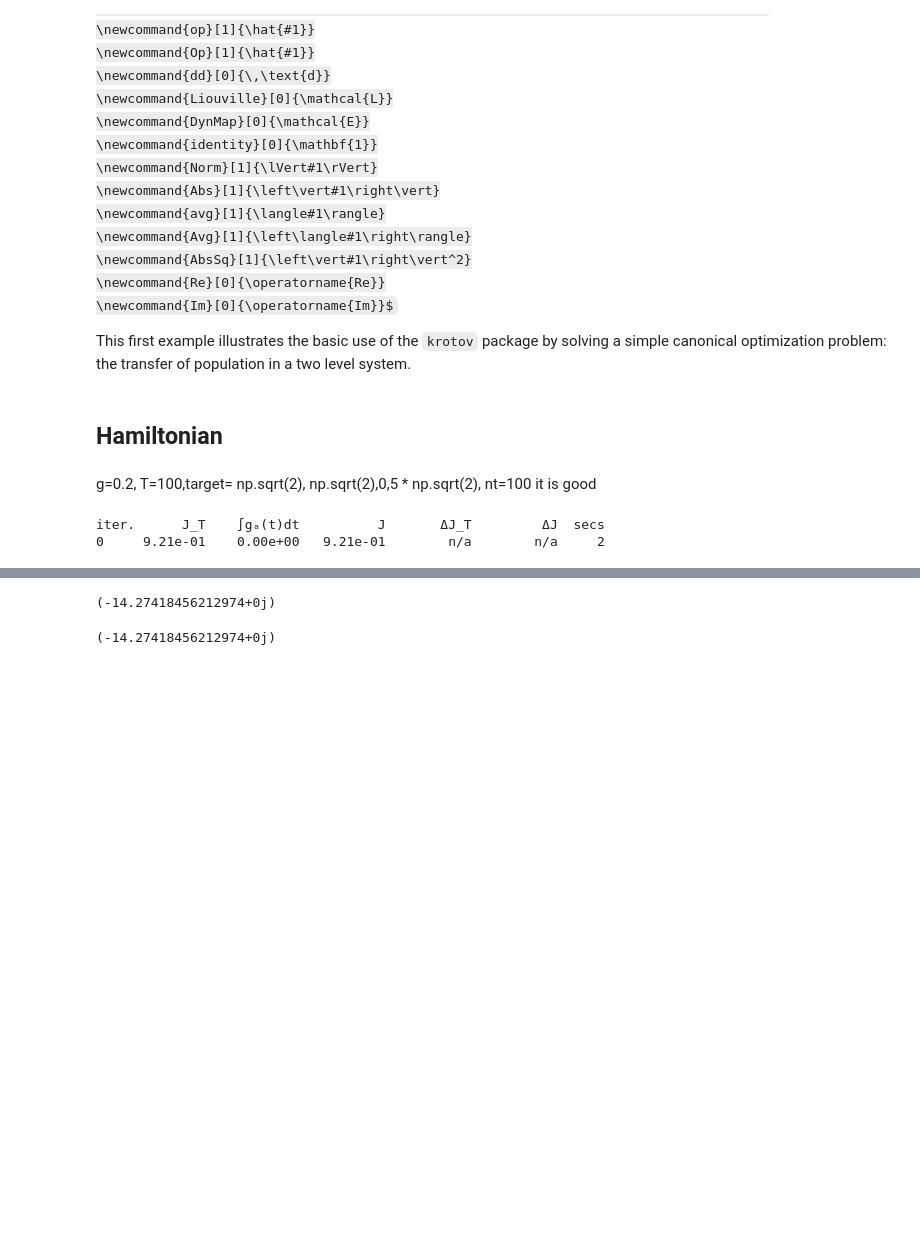
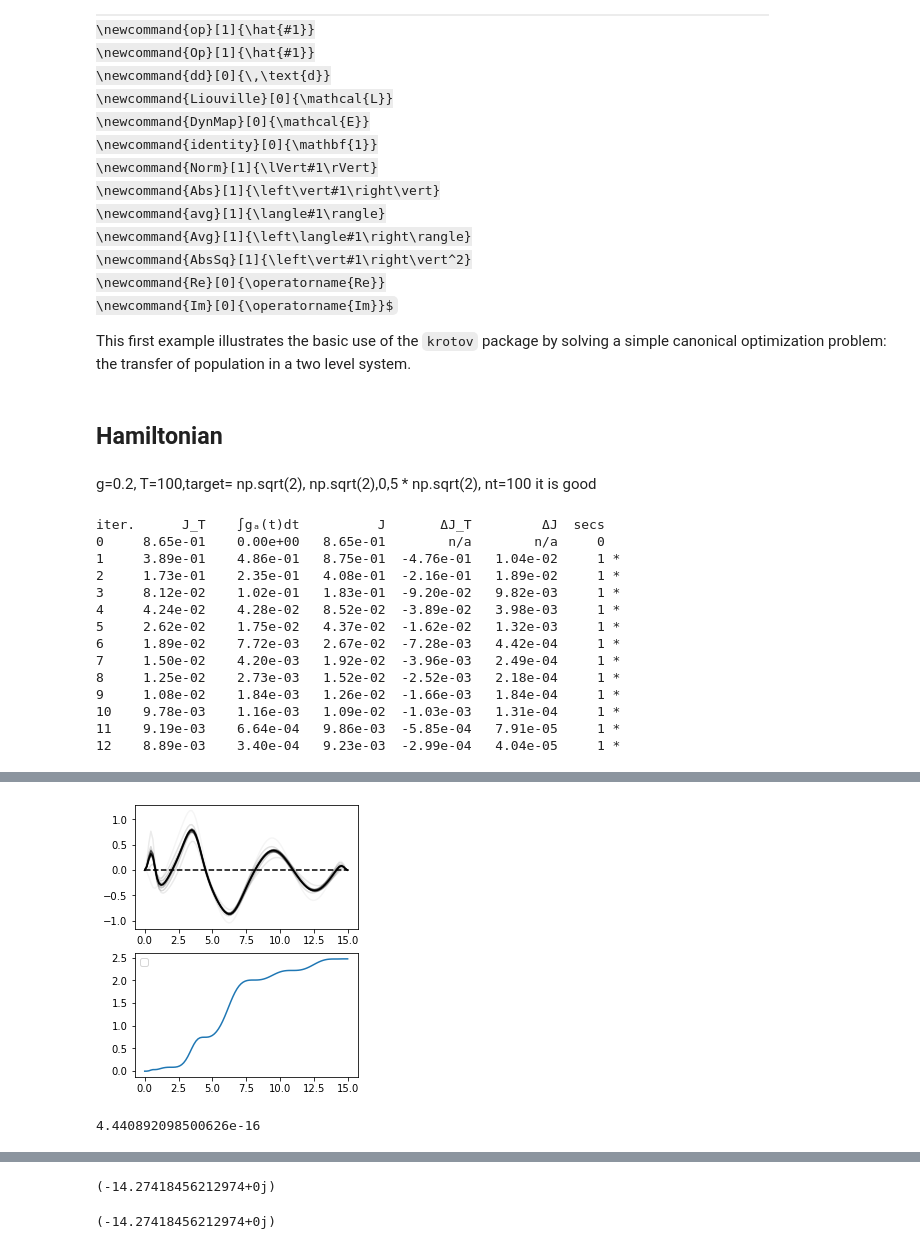
Before and after one commit to gsuarezr/krotov, a Jupyter notebook: Mixed/Linear/Gaussian(dissipation).ipynb, the cells around one changed output, grey strips where cells are left out. Drawn from its saved outputs; the diff is of its cells as text; code cells hidden in the pictures; some formulas as TeX source; blank space fills up the shorter version.

```diff
--- a/Mixed/Linear/Gaussian(dissipation).ipynb
+++ b/Mixed/Linear/Gaussian(dissipation).ipynb
@@ -65,17 +66,18 @@ He=dill.load(open("H_campo","rb"))
 g=0.2, T=100,target= np.sqrt(2), np.sqrt(2),0,5 * np.sqrt(2), nt=100 it is good
 # %%
 omega=1
-ampl0=0.01
+ampl0=0.000001
 #T=8
 mu=0.5
 g=0.2*omega
 #ampl0=1
-T=40
-nt=1000
+T=15
+nt=100
 tlist = np.linspace(0,T, nt)
-gamma=np.sqrt(0.05)
-Temp=5
-Nb=1/(np.exp(-omega/Temp)-1)
+gamma=1/1000
+Temp=1
+Nb=1/(np.exp(omega/Temp)-1)
+
 def hamiltonian(omega, ampl0, mu,g,gamma,Nb):
       """Two-level-system Hamiltonian
 
@@ -161,11 +163,14 @@ def plot_iterations(opt_result):
 
 H = hamiltonian(omega,ampl0,mu,g,gamma,Nb)
 pulse_options = {
-    H[1][1]: dict(lambda_a=1, update_shape=S),
+    H[1][1]: dict(lambda_a=0.1, update_shape=S),
 
 
 }
+#target=np.array([1,0, np.sqrt(2),0,np.sqrt(2),1/2,0,0,0,1/2,0,0,1/2,0,1/2])
+
 target=np.array([1,0, np.sqrt(2),0,np.sqrt(2),1/2,0,0,0,1/2,0,0,1/2,0,1/2])
+
 r=np.pi/4
 r2=np.pi/8
 theta=np.pi/4
@@ -185,7 +190,7 @@ opt_result = krotov.optimize_pulses(
   chi_constructor=krotov.functionals.chis_ss,
   info_hook=krotov.info_hooks.print_table(J_T=krotov.functionals.J_T_ss),
   check_convergence=krotov.convergence.Or(
-      krotov.convergence.value_below('9e-6', name='J_T'),
+      krotov.convergence.value_below('9e-3', name='J_T'),
       krotov.convergence.check_monotonic_error,
       #krotov.convergence.check_monotonic_fidelity,
 
@@ -196,4 +201,16 @@ opt_result = krotov.optimize_pulses(
 plot_iterations(opt_result)
 # %% [output]
 iter.      J_T    ∫gₐ(t)dt          J       ΔJ_T         ΔJ  secs
-0     9.21e-01    0.00e+00   9.21e-01        n/a        n/a     2
+0     8.65e-01    0.00e+00   8.65e-01        n/a        n/a     0
+1     3.89e-01    4.86e-01   8.75e-01  -4.76e-01   1.04e-02     1 *
+2     1.73e-01    2.35e-01   4.08e-01  -2.16e-01   1.89e-02     1 *
+3     8.12e-02    1.02e-01   1.83e-01  -9.20e-02   9.82e-03     1 *
+4     4.24e-02    4.28e-02   8.52e-02  -3.89e-02   3.98e-03     1 *
+5     2.62e-02    1.75e-02   4.37e-02  -1.62e-02   1.32e-03     1 *
+6     1.89e-02    7.72e-03   2.67e-02  -7.28e-03   4.42e-04     1 *
+7     1.50e-02    4.20e-03   1.92e-02  -3.96e-03   2.49e-04     1 *
+8     1.25e-02    2.73e-03   1.52e-02  -2.52e-03   2.18e-04     1 *
+9     1.08e-02    1.84e-03   1.26e-02  -1.66e-03   1.84e-04     1 *
+10    9.78e-03    1.16e-03   1.09e-02  -1.03e-03   1.31e-04     1 *
+11    9.19e-03    6.64e-04   9.86e-03  -5.85e-04   7.91e-05     1 *
+12    8.89e-03    3.40e-04   9.23e-03  -2.99e-04   4.04e-05     1 *
@@ -201,3 +218,8 @@ ValueError: cannot convert float NaN to integer
+[figure, added]
+# %%
+1-inte(opt_result.states[0][nt-1],opt_result.states[0][nt-1])**2
+# %% [output]
+4.440892098500626e-16
 # %%
 z=qutip.Qobj([[  1.        ],
  [ -3.09624997],
```
Also changed, not shown: parts of 5 cells of this notebook, 26 other files.
